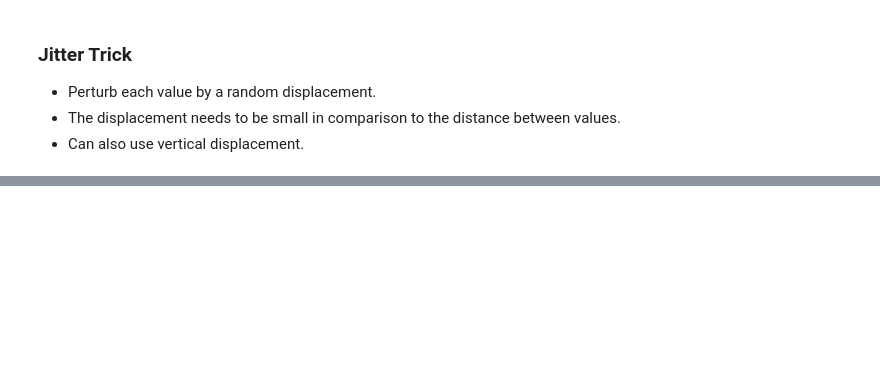
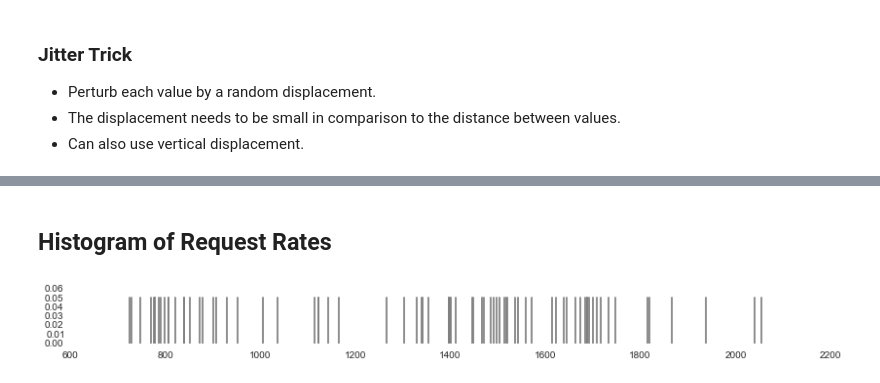
Before and after one commit to HeinrichHartmann/Statistics-for-Engineers, a Jupyter notebook: Tutorial.ipynb, the cells around one changed output, grey strips where cells are left out. Saved outputs shown, nothing was run; the diff lists cells and outputs as text; code cells hidden in the pictures; blank space fills up the shorter version.

```diff
--- a/Tutorial.ipynb
+++ b/Tutorial.ipynb
@@ -269,0 +220,11 @@ pdev(1)
+# %% [markdown]
+## Histogram of Request Rates
+# %%
+X = np.loadtxt("DataSets/trap-metrics.csv", delimiter=",")[:,1]
+
+# Plot
+plt.figure(figsize=(14,1))
+sns.rugplot(X, color='grey')
+plt.show()
+# %% [output]
+[figure, added]
```
Also changed, not shown: parts of 51 cells of this notebook, 2 other files.
